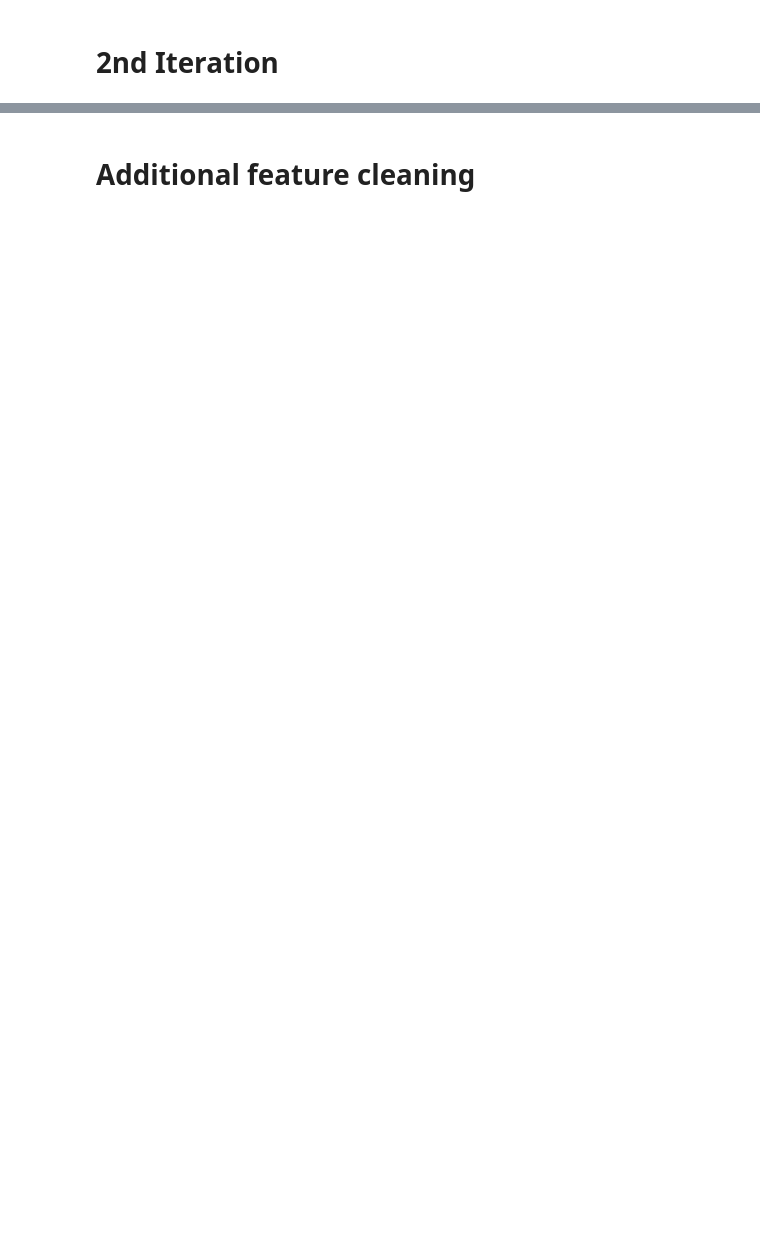
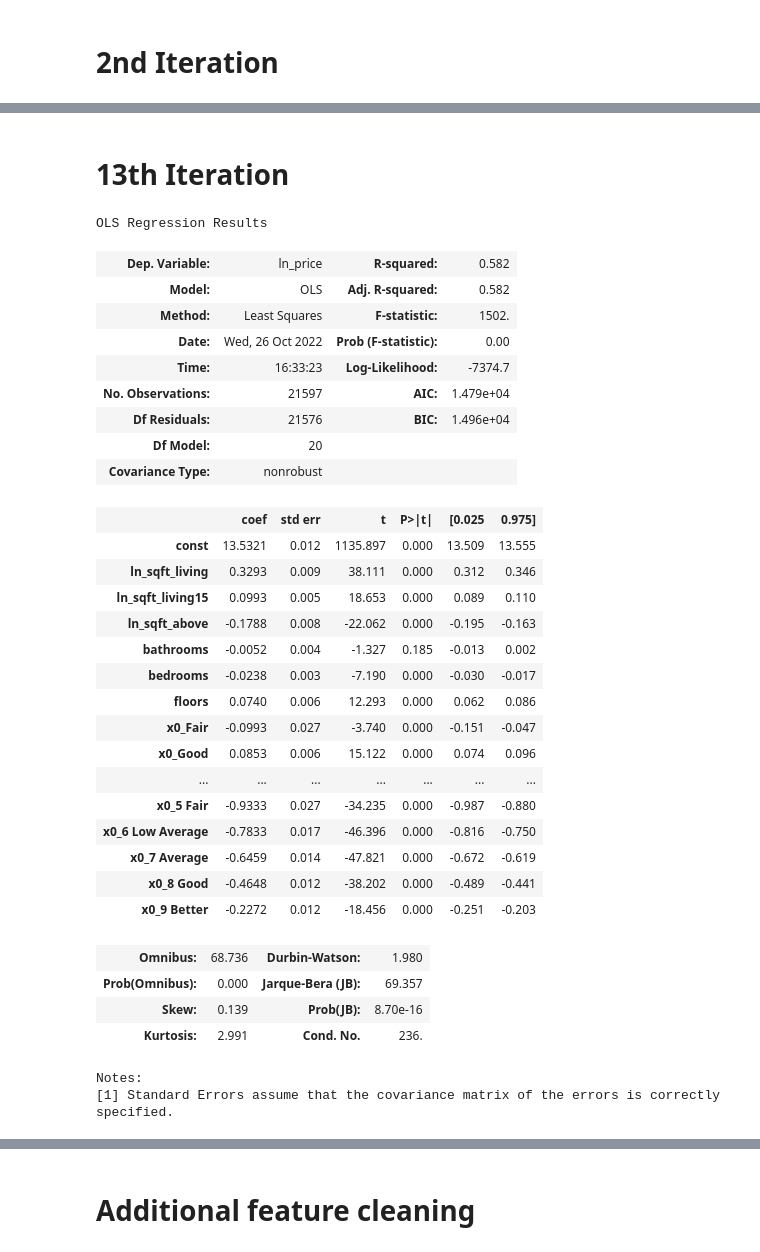
Before and after one commit to dermothethird/King_County_Housing_Project, a Jupyter notebook: Final Model Construction.ipynb, the cells around one changed output, grey strips where cells are left out. Cells and saved outputs as stored; diff of their text form; code cells hidden in the pictures; blank space fills up the shorter version.

```diff
--- a/Final Model Construction.ipynb
+++ b/Final Model Construction.ipynb
@@ -396,0 +103,8 @@ Notes:
+# %%
+# create a function that concatenates our next feature variable to our exog dataframe
+current_model = pd.DataFrame(all_predictors['ln_sqft_living'])
+
+def iterate(feature):
+    feature_df = pd.DataFrame(feature)
+    model = pd.concat([current_model, feature_df], axis=1)
+    return model
@@ -396,0 +420,5 @@ Notes:
+# %%
+# run 11th model
+# add grade ordinal encoded
+current_model = iterate(categorical_ordinal['grade_ord'])
+construct_model(current_model)
@@ -396,0 +454,5 @@ Notes:
+# %%
+# run 11th model
+# add grade ordinal encoded
+current_model.drop(labels='cond_ord', axis=1, inplace=True)
+construct_model(current_model)
@@ -396,0 +485,41 @@ Notes:
+# %% [markdown]
+# 13th Iteration
+# %%
+# run 13th model
+# add grade ordinal encoded
+current_model.drop(labels='grade_ord', axis=1, inplace=True)
+ohe_df = pd.concat([current_model, categorical_ohe], axis=1)
+construct_model(ohe_df)
+# %% [output]
+OLS Regression Results
+| Dep. Variable: | ln_price | R-squared: | 0.582 |
+| Model: | OLS | Adj. R-squared: | 0.582 |
+| Method: | Least Squares | F-statistic: | 1502. |
+| Date: | Wed, 26 Oct 2022 | Prob (F-statistic): | 0.00 |
+| Time: | 16:33:23 | Log-Likelihood: | -7374.7 |
+| No. Observations: | 21597 | AIC: | 1.479e+04 |
+| Df Residuals: | 21576 | BIC: | 1.496e+04 |
+| Df Model: | 20 |  |  |
+| Covariance Type: | nonrobust |  |  |
+|  | coef | std err | t | P>|t| | [0.025 | 0.975] |
+| const | 13.5321 | 0.012 | 1135.897 | 0.000 | 13.509 | 13.555 |
+| ln_sqft_living | 0.3293 | 0.009 | 38.111 | 0.000 | 0.312 | 0.346 |
+| ln_sqft_living15 | 0.0993 | 0.005 | 18.653 | 0.000 | 0.089 | 0.110 |
+| ln_sqft_above | -0.1788 | 0.008 | -22.062 | 0.000 | -0.195 | -0.163 |
+| bathrooms | -0.0052 | 0.004 | -1.327 | 0.185 | -0.013 | 0.002 |
+| bedrooms | -0.0238 | 0.003 | -7.190 | 0.000 | -0.030 | -0.017 |
+| floors | 0.0740 | 0.006 | 12.293 | 0.000 | 0.062 | 0.086 |
+| x0_Fair | -0.0993 | 0.027 | -3.740 | 0.000 | -0.151 | -0.047 |
+| x0_Good | 0.0853 | 0.006 | 15.122 | 0.000 | 0.074 | 0.096 |
+| ... | ... | ... | ... | ... | ... | ... |
+| x0_5 Fair | -0.9333 | 0.027 | -34.235 | 0.000 | -0.987 | -0.880 |
+| x0_6 Low Average | -0.7833 | 0.017 | -46.396 | 0.000 | -0.816 | -0.750 |
+| x0_7 Average | -0.6459 | 0.014 | -47.821 | 0.000 | -0.672 | -0.619 |
+| x0_8 Good | -0.4648 | 0.012 | -38.202 | 0.000 | -0.489 | -0.441 |
+| x0_9 Better | -0.2272 | 0.012 | -18.456 | 0.000 | -0.251 | -0.203 |
+| Omnibus: | 68.736 | Durbin-Watson: | 1.980 |
+| Prob(Omnibus): | 0.000 | Jarque-Bera (JB): | 69.357 |
+| Skew: | 0.139 | Prob(JB): | 8.70e-16 |
+| Kurtosis: | 2.991 | Cond. No. | 236. |
+Notes:
+[1] Standard Errors assume that the covariance matrix of the errors is correctly specified.
```
Also changed, not shown: parts of 58 cells of this notebook.
